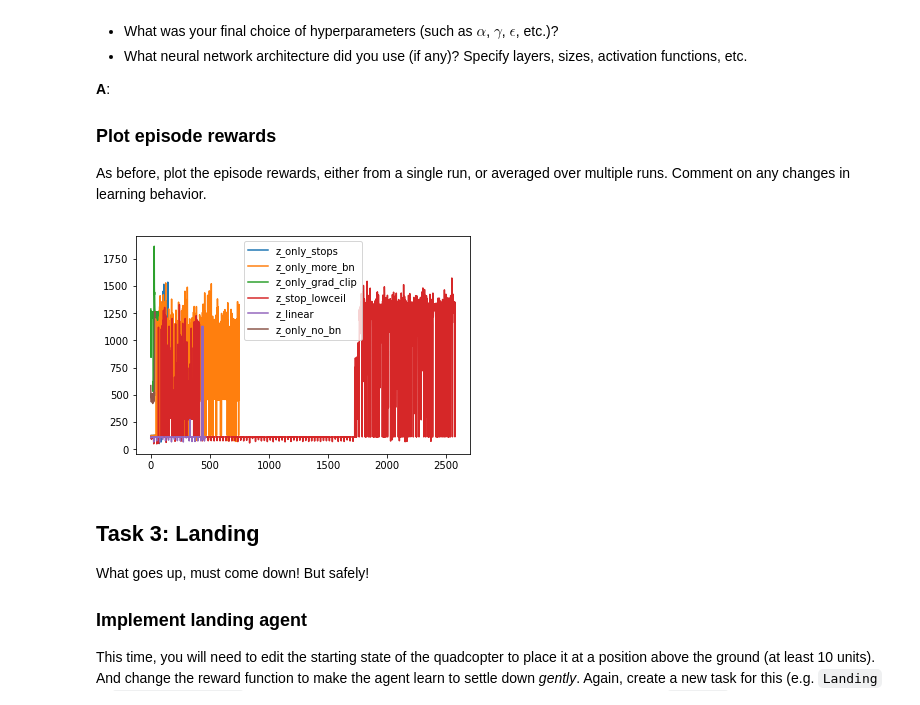
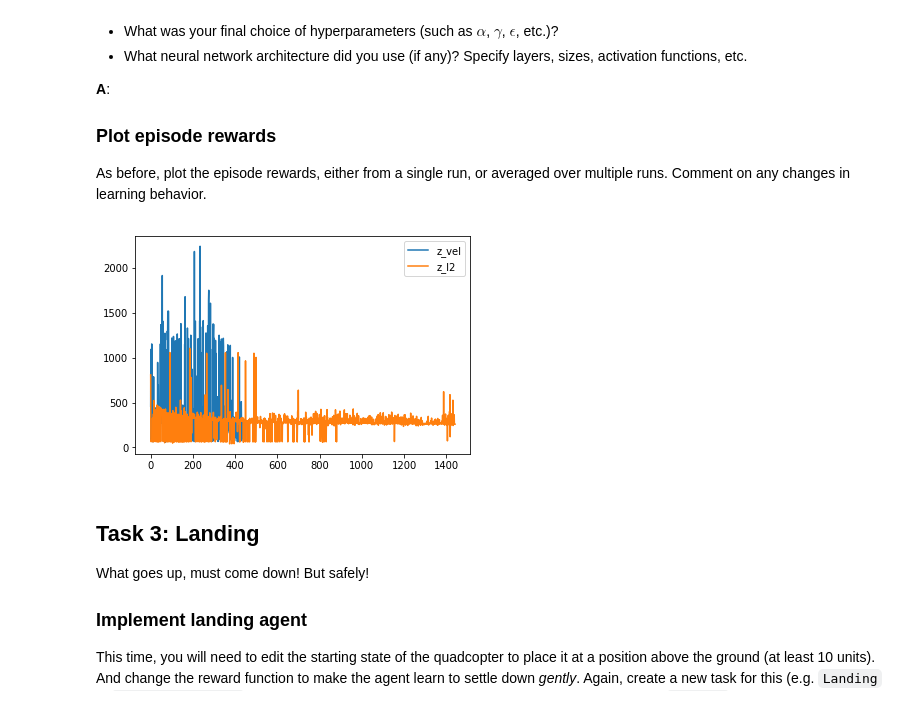
Before and after one commit to codekitchen/RL-Quadcopter, a Jupyter notebook: quad_controller_rl/notebooks/RL-Quadcopter.ipynb, the cells around one changed output. Saved outputs shown, nothing was run; the diff lists cells and outputs as text; code cells hidden in the pictures.

```diff
--- a/quad_controller_rl/notebooks/RL-Quadcopter.ipynb
+++ b/quad_controller_rl/notebooks/RL-Quadcopter.ipynb
@@ -204,17 +204,17 @@ As before, plot the episode rewards, either from a single run, or averaged over
 # %%
 import numpy as np
 from matplotlib import pyplot as plt
 from pathlib import Path
 
-for run in Path("../../ddpg_state/Hover").glob("z_*/rewards.log"):
+for run in Path("../../ddpg_state/Hover").glob("*/rewards.log"):
     with run.open('r') as f:
         label = run.parts[-2]
-        plt.plot(np.array([float(l) for l in f.readlines()]), label=label)
+        plt.plot(np.array([float(l) for l in f.readlines() if l[0] != '{']), label=label)
 
 plt.legend()
 plt.show()
 # %% [output]
-[figure, old version]
+[figure, new version]
 # %% [markdown]
 ## Task 3: Landing
 
```
Also changed, not shown: parts of 1 cell of this notebook, 9 other files.
